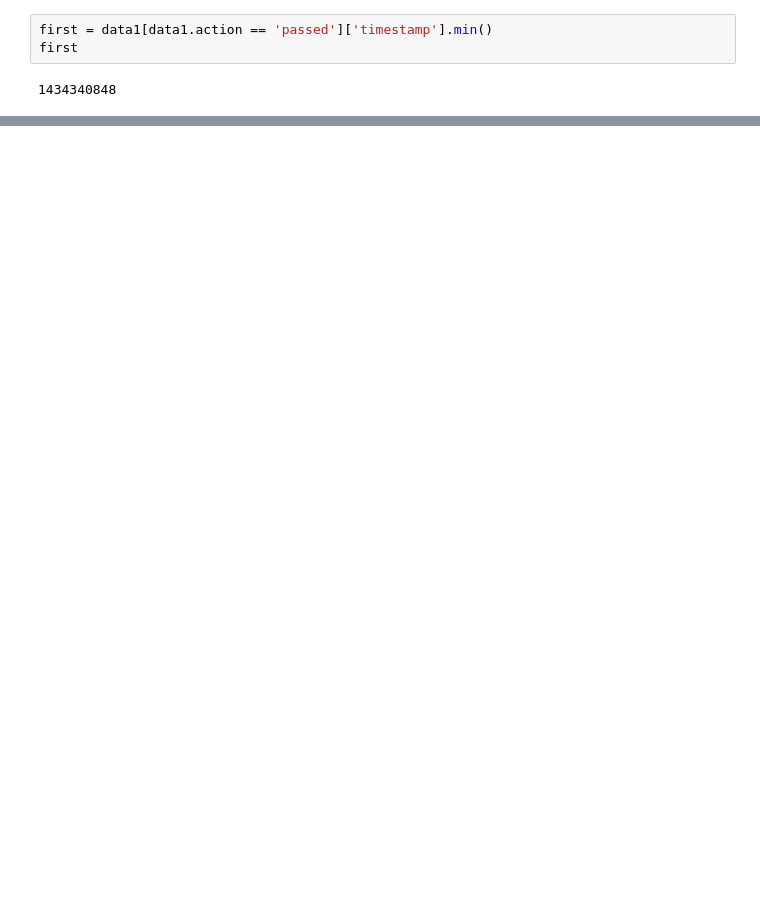
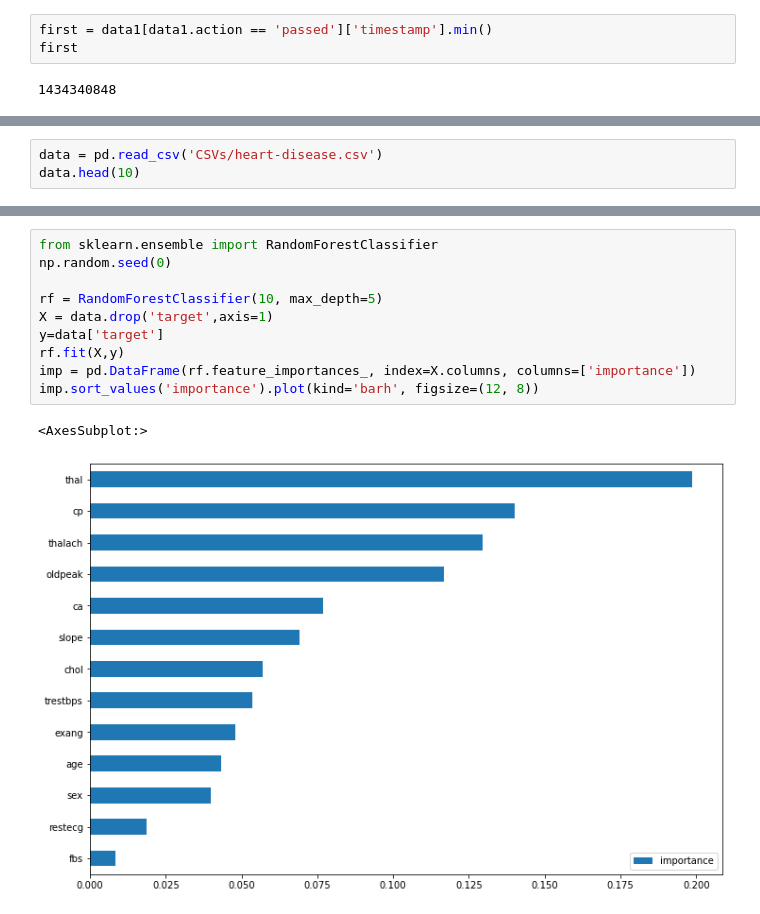
Before and after one commit to Chpel/Study_3, a Jupyter notebook: Онлайн-курсы/Stepik_DS.ipynb, the cells around one changed output, grey strips where cells are left out. Saved outputs shown, nothing was run; the diff lists cells and outputs as text; blank space fills up the shorter version.

```diff
--- a/Онлайн-курсы/Stepik_DS.ipynb
+++ b/Онлайн-курсы/Stepik_DS.ipynb
@@ -339,0 +508,3 @@ data1[(data1.action == 'passed') & (data1.timestamp == first)]
+# %%
+data = pd.read_csv('CSVs/heart-disease.csv')
+data.head(10)
@@ -339,0 +523,13 @@ data1[(data1.action == 'passed') & (data1.timestamp == first)]
+# %%
+from sklearn.ensemble import RandomForestClassifier
+np.random.seed(0)
+
+rf = RandomForestClassifier(10, max_depth=5)
+X = data.drop('target',axis=1)
+y=data['target']
+rf.fit(X,y)
+imp = pd.DataFrame(rf.feature_importances_, index=X.columns, columns=['importance'])
+imp.sort_values('importance').plot(kind='barh', figsize=(12, 8))
+# %% [output]
+<AxesSubplot:>
+[figure, added]
```
Also changed, not shown: parts of 53 cells of this notebook.
